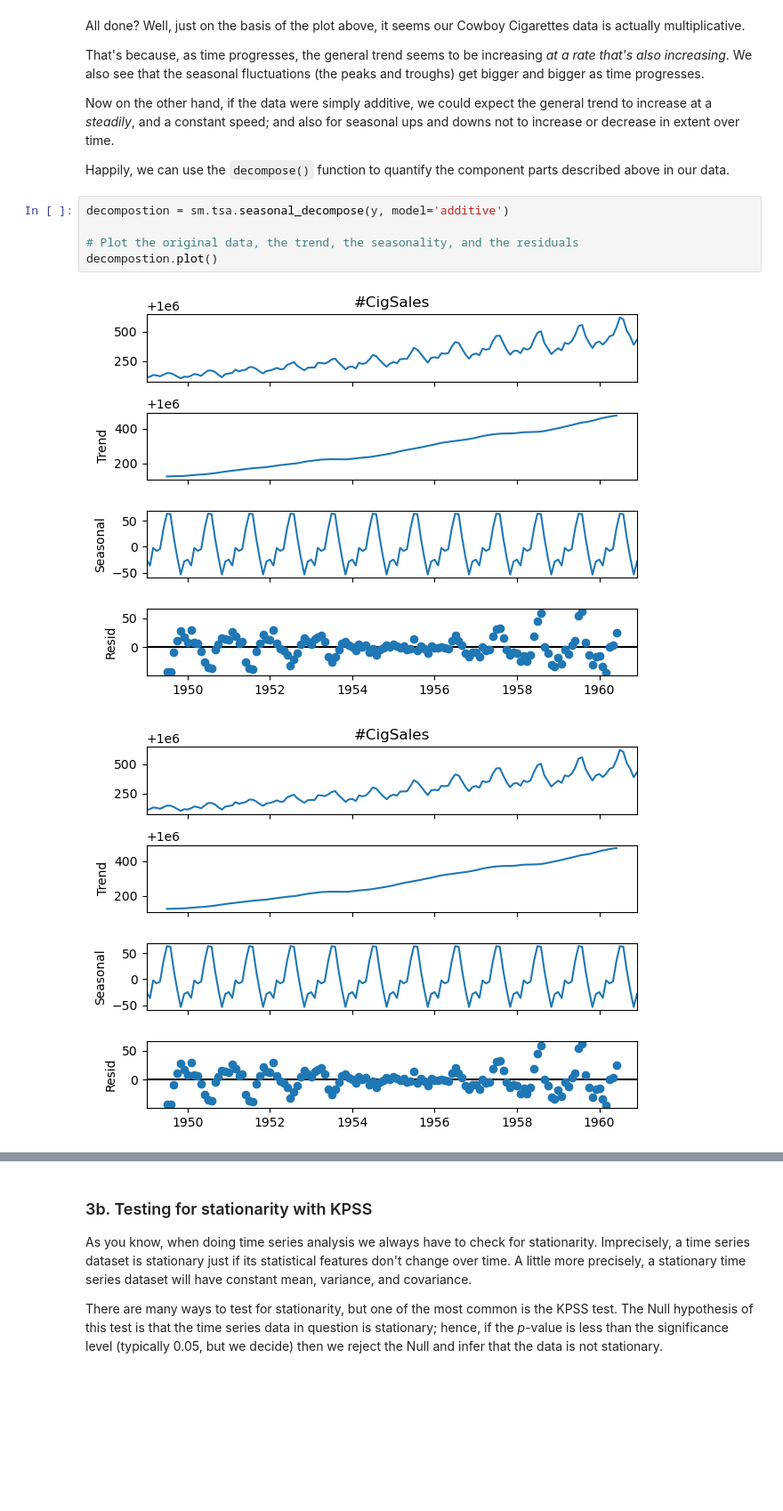
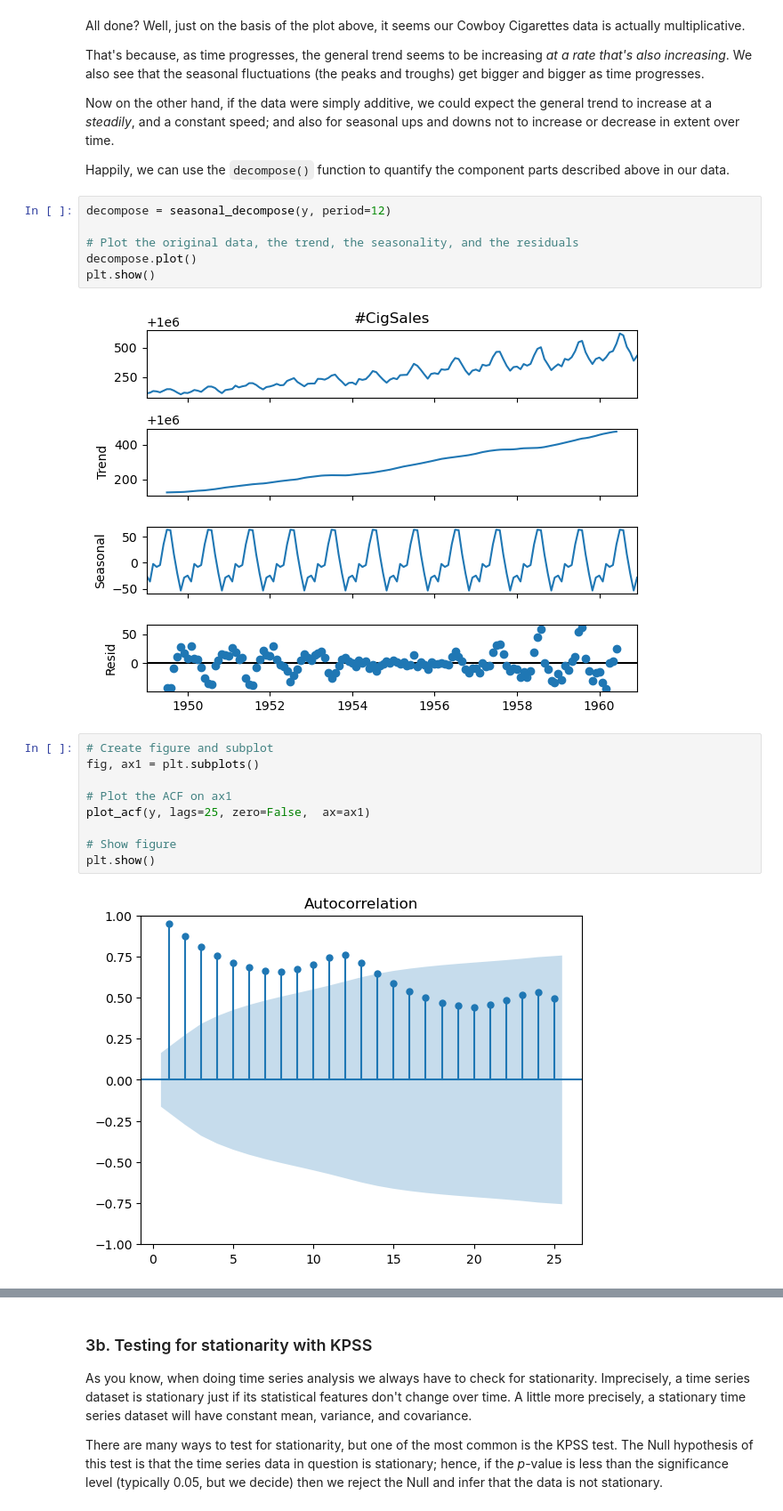
Before and after one commit to bonisadar/Data-Science-bootcamp, a Jupyter notebook: Cowboys&CigrettesCaseStudy/Cowboy Cigarettes Case Study - Tier 3.ipynb, the cells around one changed output, grey strips where cells are left out. Shown at 89% size. Cells and saved outputs as stored; diff of their text form; blank space fills up the shorter version.

```diff
--- a/Cowboys&CigrettesCaseStudy/Cowboy Cigarettes Case Study - Tier 3.ipynb
+++ b/Cowboys&CigrettesCaseStudy/Cowboy Cigarettes Case Study - Tier 3.ipynb
@@ -250,10 +227,21 @@ Now on the other hand, if the data were simply additive, we could expect the gen
 
 Happily, we can use the `decompose()` function to quantify the component parts described above in our data.
 # %%
-decompostion = sm.tsa.seasonal_decompose(y, model='additive')
+decompose = seasonal_decompose(y, period=12)
 
 # Plot the original data, the trend, the seasonality, and the residuals
-decompostion.plot()
+decompose.plot()
+plt.show()
 # %% [output]
 [figure]
-[figure, removed]
+# %%
+# Create figure and subplot
+fig, ax1 = plt.subplots()
+
+# Plot the ACF on ax1
+plot_acf(y, lags=25, zero=False,  ax=ax1)
+
+# Show figure
+plt.show()
+# %% [output]
+[figure, added]
```
Also changed, not shown: parts of 34 cells of this notebook.
